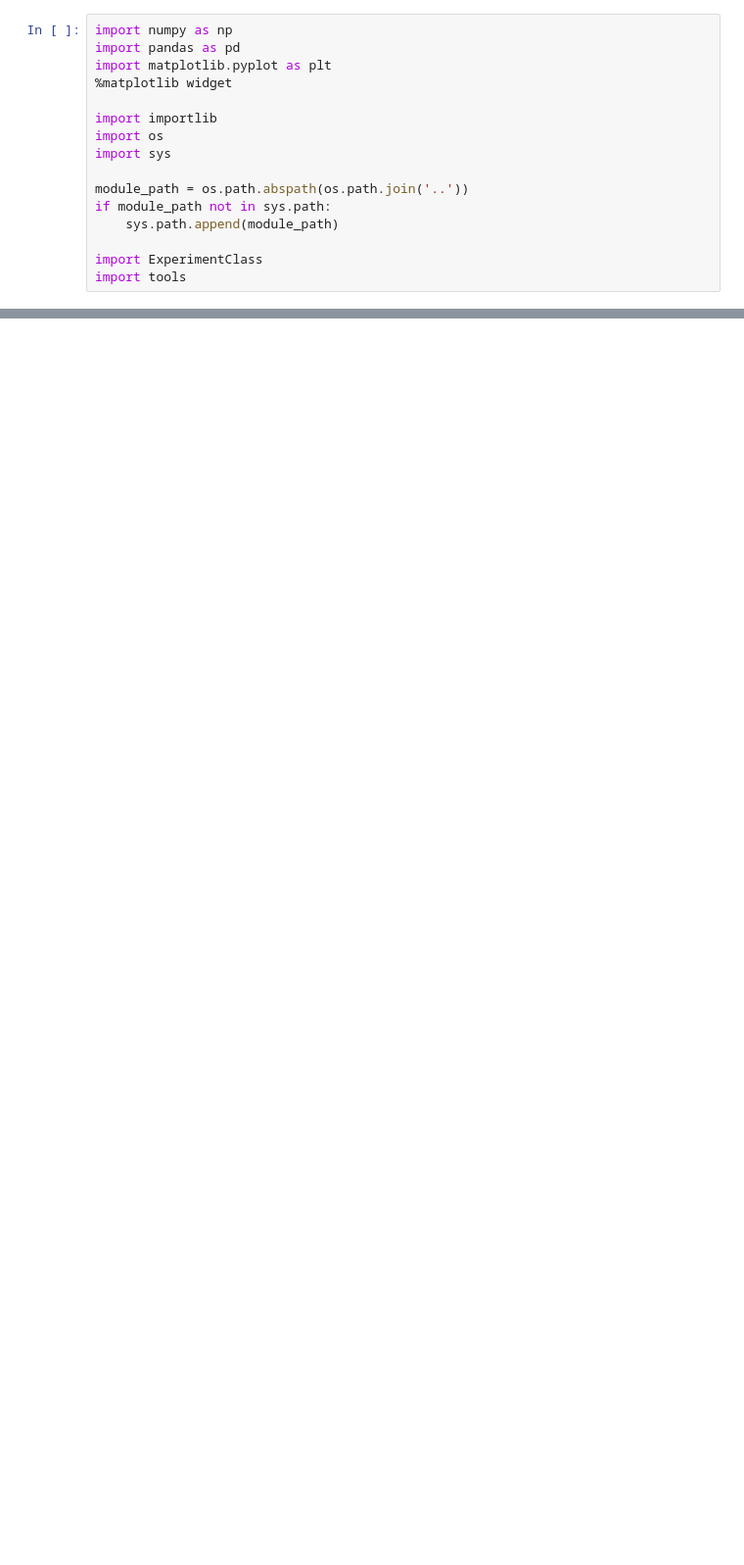
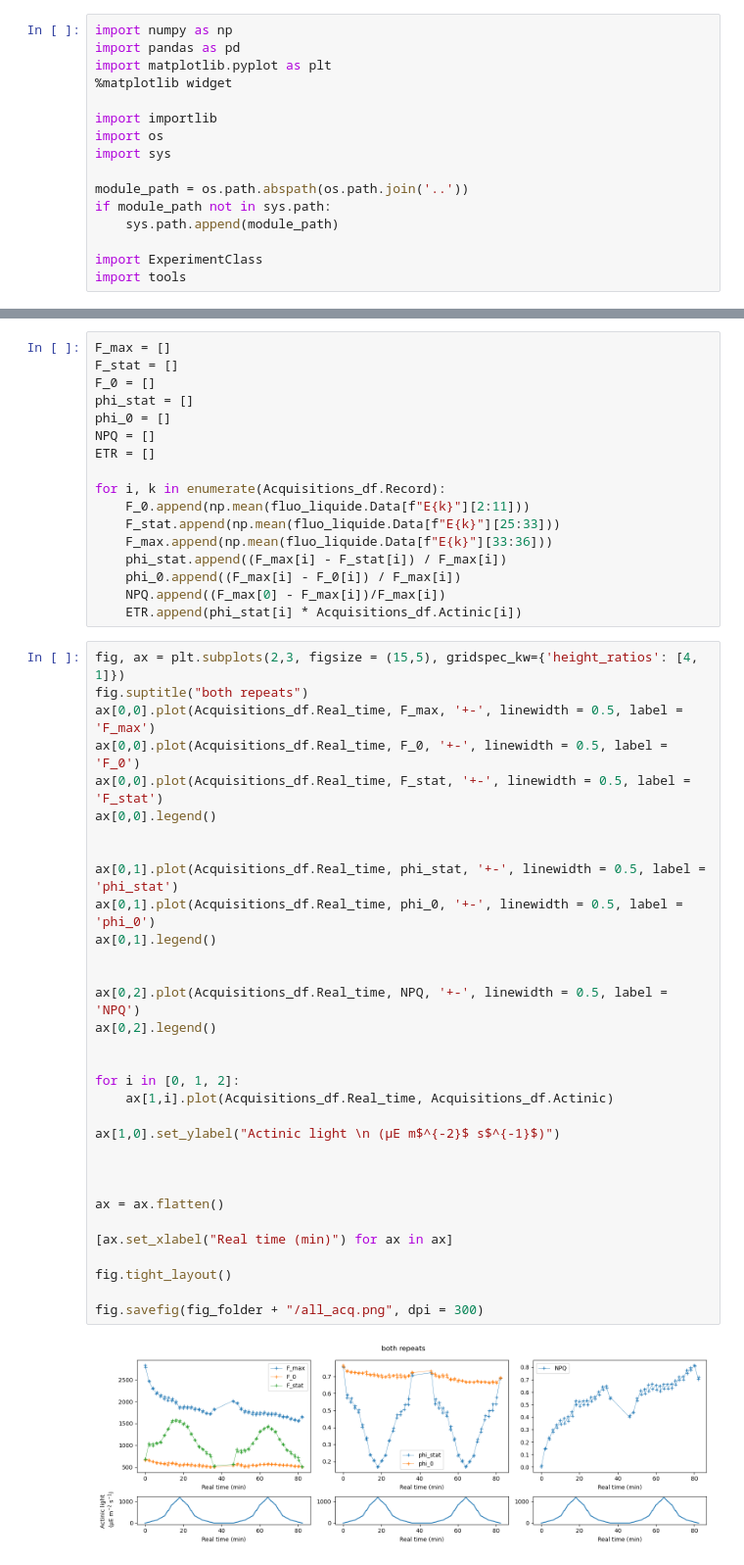
Before and after one commit to orlandomarcelo/DREAM_repo, a Jupyter notebook: Notebooks/cross_validation.ipynb, the cells around one changed output, grey strips where cells are left out. Shown at 98% size. Saved outputs shown, nothing was run; the diff lists cells and outputs as text; blank space fills up the shorter version.

```diff
--- a/Notebooks/cross_validation.ipynb
+++ b/Notebooks/cross_validation.ipynb
@@ -37,0 +50,51 @@ fluo_liquide.annotations
+# %%
+F_max = []
+F_stat = []
+F_0 = []
+phi_stat = []
+phi_0 = []
+NPQ = []
+ETR = []
+
+for i, k in enumerate(Acquisitions_df.Record):
+    F_0.append(np.mean(fluo_liquide.Data[f"E{k}"][2:11]))
+    F_stat.append(np.mean(fluo_liquide.Data[f"E{k}"][25:33]))
+    F_max.append(np.mean(fluo_liquide.Data[f"E{k}"][33:36]))
+    phi_stat.append((F_max[i] - F_stat[i]) / F_max[i])
+    phi_0.append((F_max[i] - F_0[i]) / F_max[i])
+    NPQ.append((F_max[0] - F_max[i])/F_max[i])
+    ETR.append(phi_stat[i] * Acquisitions_df.Actinic[i])
+# %%
+fig, ax = plt.subplots(2,3, figsize = (15,5), gridspec_kw={'height_ratios': [4, 1]})
+fig.suptitle("both repeats")
+ax[0,0].plot(Acquisitions_df.Real_time, F_max, '+-', linewidth = 0.5, label = 'F_max')
+ax[0,0].plot(Acquisitions_df.Real_time, F_0, '+-', linewidth = 0.5, label = 'F_0')
+ax[0,0].plot(Acquisitions_df.Real_time, F_stat, '+-', linewidth = 0.5, label = 'F_stat')
+ax[0,0].legend()
+
+
+ax[0,1].plot(Acquisitions_df.Real_time, phi_stat, '+-', linewidth = 0.5, label = 'phi_stat')
+ax[0,1].plot(Acquisitions_df.Real_time, phi_0, '+-', linewidth = 0.5, label = 'phi_0')
+ax[0,1].legend()
+
+
+ax[0,2].plot(Acquisitions_df.Real_time, NPQ, '+-', linewidth = 0.5, label = 'NPQ')
+ax[0,2].legend()
+
+
+for i in [0, 1, 2]:
+    ax[1,i].plot(Acquisitions_df.Real_time, Acquisitions_df.Actinic)
+
+ax[1,0].set_ylabel("Actinic light \n (µE m$^{-2}$ s$^{-1}$)")
+
+
+
+ax = ax.flatten()
+
+[ax.set_xlabel("Real time (min)") for ax in ax]
+
+fig.tight_layout()
+
+fig.savefig(fig_folder + "/all_acq.png", dpi = 300)
+# %% [output]
+[figure, added]
```
Also changed, not shown: parts of 9 cells of this notebook.
